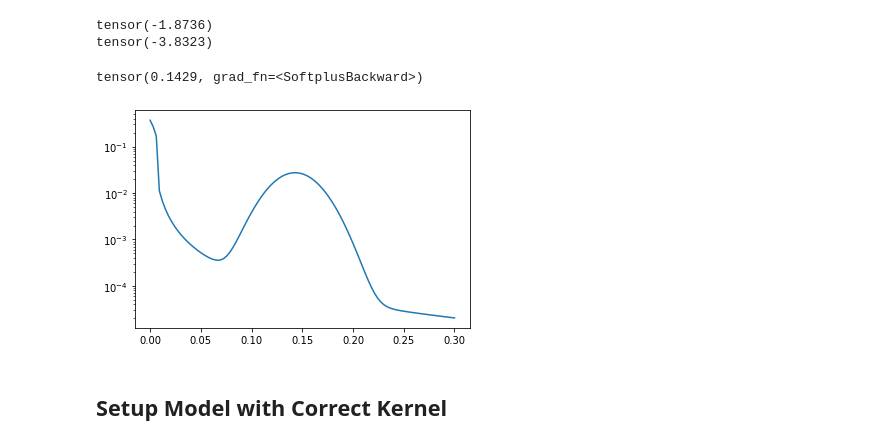
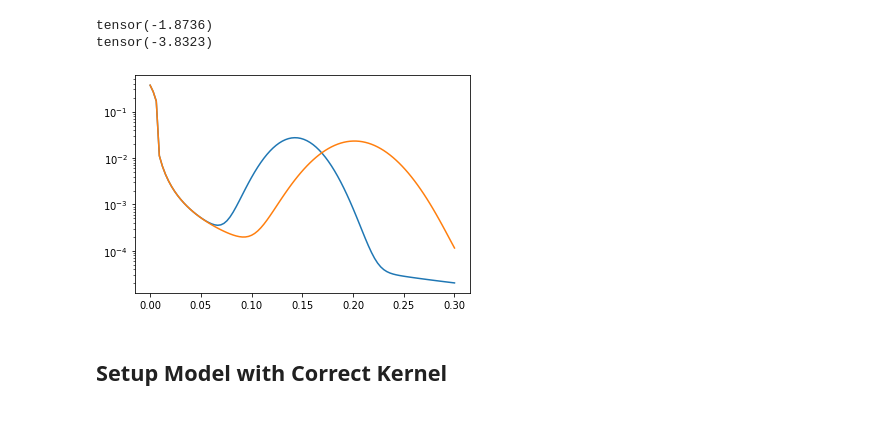
Before and after one commit to g-benton/GWBAO, a Jupyter notebook: Notebooks/threeD_cox.ipynb, the cells around one changed output. Cells and saved outputs as stored; diff of their text form; code cells hidden in the pictures.

```diff
--- a/Notebooks/threeD_cox.ipynb
+++ b/Notebooks/threeD_cox.ipynb
@@ -30,18 +35,18 @@ tensor(-3.8323)
 # %%
 kern.raw_gauss_mean.data = raw_r_bao
 kern.raw_gauss_sig.data = raw_w_bao
-# %%
-torch.nn.functional.softplus(kern.raw_gauss_mean)
-# %% [output]
-tensor(0.1429, grad_fn=<SoftplusBackward>)
 # %%
 tau = torch.linspace(0, 0.3)
 xi = kern(tau, torch.zeros(1,1)).evaluate()
+# %%
+base_kern = SpaceKernel()
+base_cov = base_kern(tau, torch.zeros(1,1)).evaluate()
 # %%
 plt.plot(tau, xi.detach())
+plt.plot(tau, base_cov.detach())
 plt.yscale("log")
 # %% [output]
-[figure, old version]
+[figure, new version]
 # %%
 f = h5py.File("../data/comoving-positions.h5", 'r')
 dset = f['pos']
```
Also changed, not shown: parts of 15 cells of this notebook, 7 other files.
